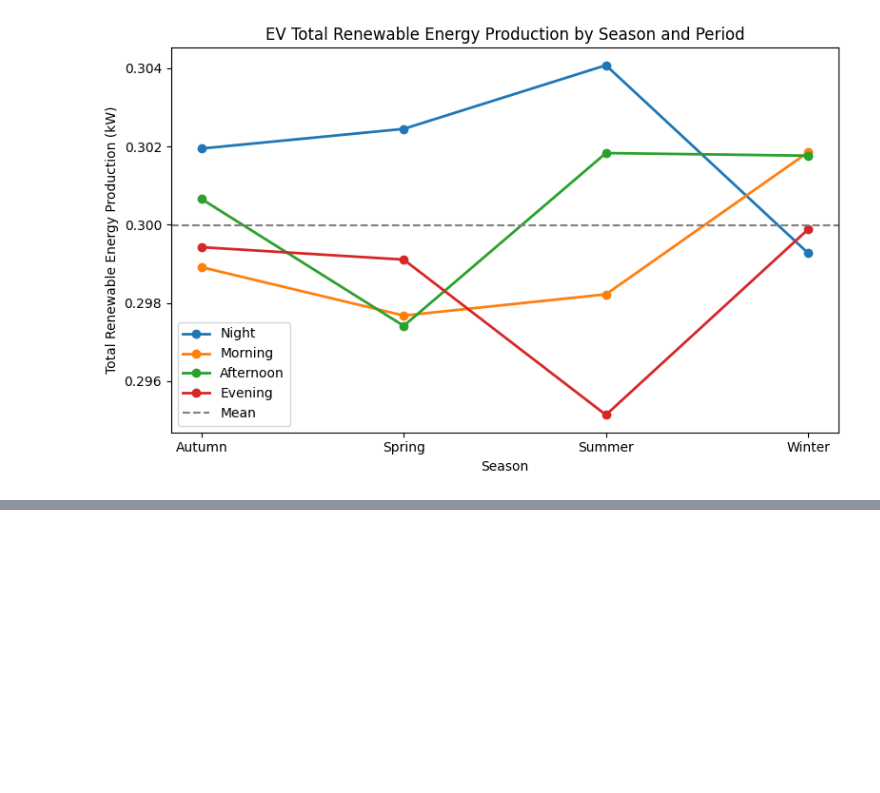
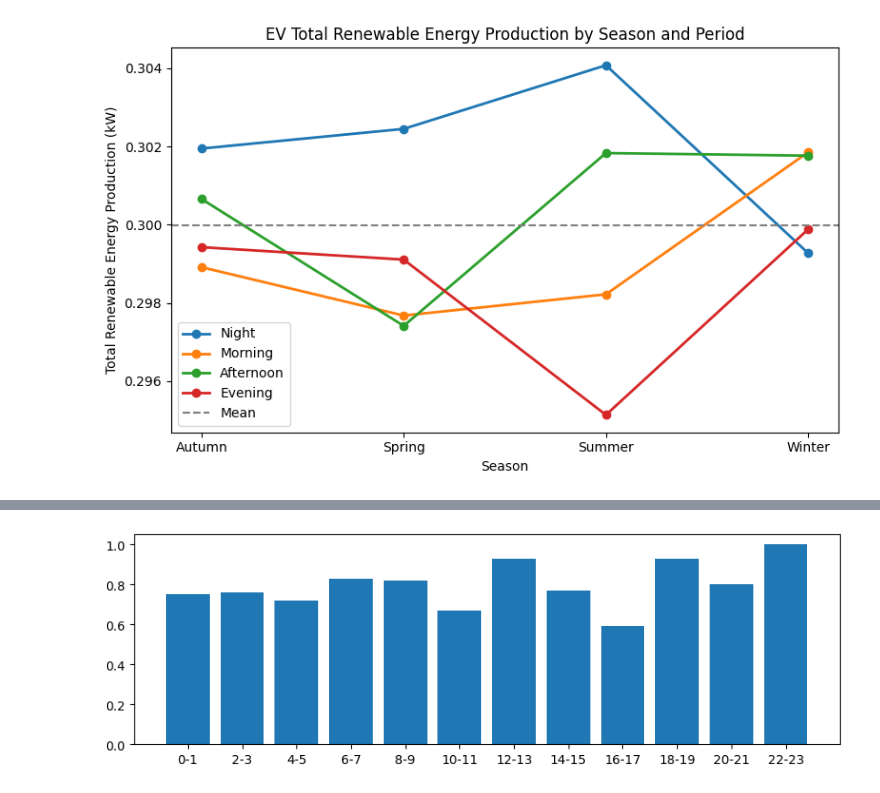
Before and after one commit to aravindhkrishnan09/Data-Science-and-Engineering-Analytics, a Jupyter notebook: Projects/Main_Project_ML/EV Charging Patterns/EV_Charging_Patterns.ipynb, the cells around one changed output, grey strips where cells are left out. Saved outputs shown, nothing was run; the diff lists cells and outputs as text; code cells hidden in the pictures; blank space fills up the shorter version.

Commit message:
Normalization of EV Demand Column Updates

```diff
--- a/Projects/Main_Project_ML/EV Charging Patterns/EV_Charging_Patterns.ipynb
+++ b/Projects/Main_Project_ML/EV Charging Patterns/EV_Charging_Patterns.ipynb
@@ -434,0 +540,4 @@ plt.show()
+# %%
+df_demand['Month'] = df_demand['Date'].dt.month
+df_demand_group = df_demand.groupby(['Hour','Month','Season'])['EV Charging Demand (kW)'].mean().reset_index()
+df_demand_group
@@ -434,0 +558,31 @@ plt.show()
+# %%
+from sklearn.preprocessing import StandardScaler, MinMaxScaler
+
+# Standardize
+scaler_std = StandardScaler()
+df_demand_group['EV Charging Demand (kW) - Standardized'] = scaler_std.fit_transform(df_demand_group[['EV Charging Demand (kW)']]).round(2)
+
+# Normalize (Min-Max)
+scaler_minmax = MinMaxScaler()
+df_demand_group['EV Charging Demand (kW) - Normalized'] = scaler_minmax.fit_transform(df_demand_group[['EV Charging Demand (kW)']]).round(2)
+# %%
+# Function to map hour group number to label
+def hour_label(hour):
+    labels = {
+        1: '0-1',
+        2: '2-3',
+        3: '4-5',
+        4: '6-7',
+        5: '8-9',
+        6: '10-11',
+        7: '12-13',
+        8: '14-15',
+        9: '16-17',
+        10: '18-19',
+        11: '20-21',
+        12: '22-23'
+    }
+    return labels.get(hour, 'Unknown')
+
+# Apply function to assign hour label
+df_demand_group['Hour Label'] = df_demand_group['Hour'].apply(hour_label)
@@ -434,0 +605,11 @@ plt.show()
+# %%
+import matplotlib.pyplot as plt
+
+X = df_demand_group['Hour Label']
+Y = df_demand_group['EV Charging Demand (kW) - Normalized']
+
+plt.figure(figsize=(10, 3))
+plt.bar(X,Y)
+plt.show()
+# %% [output]
+[figure, added]
```
Also changed, not shown: parts of 21 cells of this notebook.
